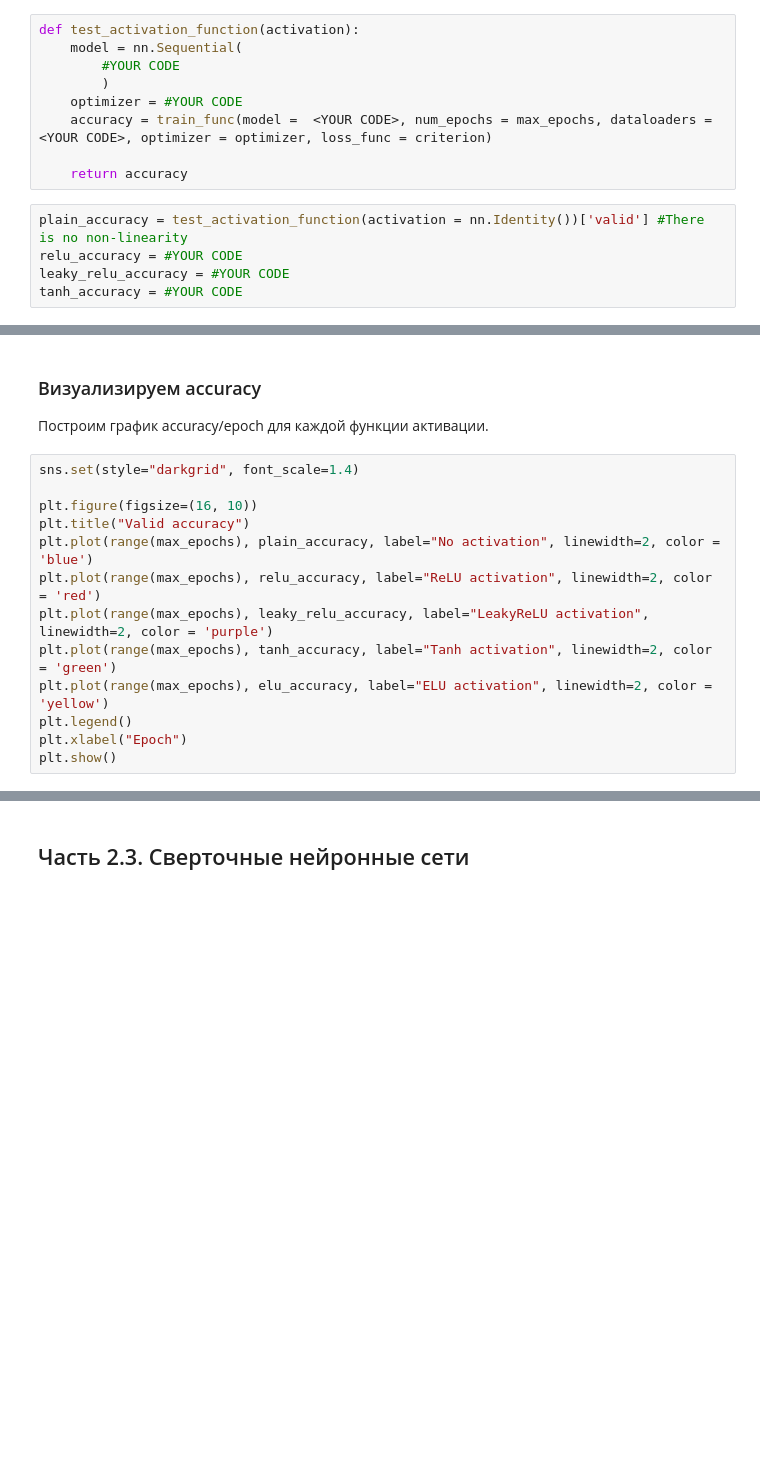
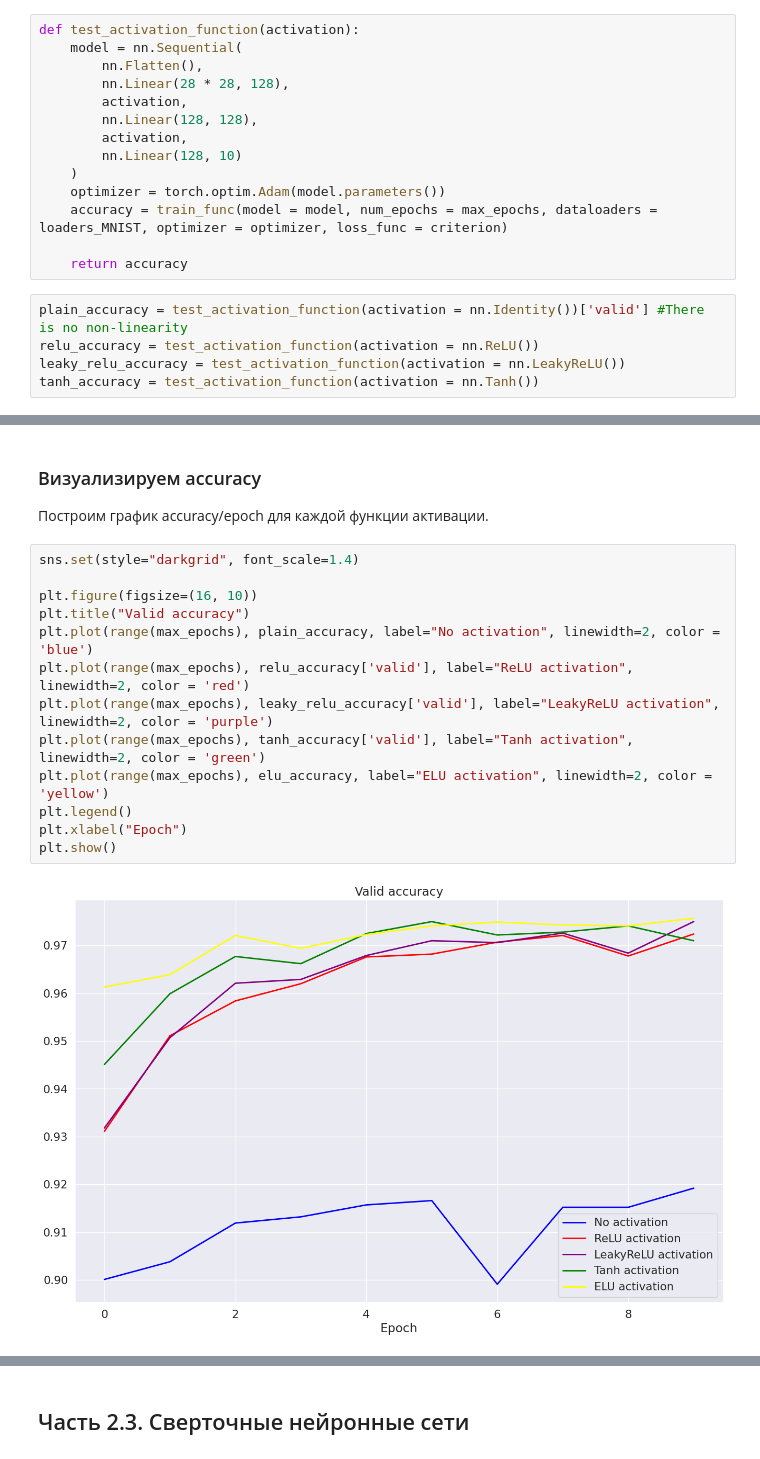
Before and after one commit to TheSunlitMan/Concrete-Compressive-Strenght-Prediction, a Jupyter notebook: week_05_convolutional_nets/Homework/hw_4_conv_cnn.ipynb, the cells around one changed output, grey strips where cells are left out. Saved outputs shown, nothing was run; the diff lists cells and outputs as text; blank space fills up the shorter version.

```diff
--- a/week_05_convolutional_nets/Homework/hw_4_conv_cnn.ipynb
+++ b/week_05_convolutional_nets/Homework/hw_4_conv_cnn.ipynb
@@ -909,14 +909,19 @@ elu_accuracy = accuracy["valid"]
 # %%
 def test_activation_function(activation):
     model = nn.Sequential(
-        #YOUR CODE
-        )
-    optimizer = #YOUR CODE
-    accuracy = train_func(model =  <YOUR CODE>, num_epochs = max_epochs, dataloaders =  <YOUR CODE>, optimizer = optimizer, loss_func = criterion)
+        nn.Flatten(),
+        nn.Linear(28 * 28, 128),
+        activation,
+        nn.Linear(128, 128),
+        activation,
+        nn.Linear(128, 10)
+    )
+    optimizer = torch.optim.Adam(model.parameters())
+    accuracy = train_func(model = model, num_epochs = max_epochs, dataloaders = loaders_MNIST, optimizer = optimizer, loss_func = criterion)
 
     return accuracy
 # %%
 plain_accuracy = test_activation_function(activation = nn.Identity())['valid'] #There is no non-linearity
-relu_accuracy = #YOUR CODE
-leaky_relu_accuracy = #YOUR CODE
-tanh_accuracy = #YOUR CODE
+relu_accuracy = test_activation_function(activation = nn.ReLU())
+leaky_relu_accuracy = test_activation_function(activation = nn.LeakyReLU())
+tanh_accuracy = test_activation_function(activation = nn.Tanh())
@@ -926,16 +983,18 @@ tanh_accuracy = #YOUR CODE
 # %%
 sns.set(style="darkgrid", font_scale=1.4)
 
 plt.figure(figsize=(16, 10))
 plt.title("Valid accuracy")
 plt.plot(range(max_epochs), plain_accuracy, label="No activation", linewidth=2, color = 'blue')
-plt.plot(range(max_epochs), relu_accuracy, label="ReLU activation", linewidth=2, color = 'red')
-plt.plot(range(max_epochs), leaky_relu_accuracy, label="LeakyReLU activation", linewidth=2, color = 'purple')
-plt.plot(range(max_epochs), tanh_accuracy, label="Tanh activation", linewidth=2, color = 'green')
+plt.plot(range(max_epochs), relu_accuracy['valid'], label="ReLU activation", linewidth=2, color = 'red')
+plt.plot(range(max_epochs), leaky_relu_accuracy['valid'], label="LeakyReLU activation", linewidth=2, color = 'purple')
+plt.plot(range(max_epochs), tanh_accuracy['valid'], label="Tanh activation", linewidth=2, color = 'green')
 plt.plot(range(max_epochs), elu_accuracy, label="ELU activation", linewidth=2, color = 'yellow')
 plt.legend()
 plt.xlabel("Epoch")
 plt.show()
+# %% [output]
+[figure, added]
 # %% [markdown]
 **Вопрос 4.** Какая из активаций показала наивысший `accuracy` к концу обучения?
 
```
Also changed, not shown: parts of 4 cells of this notebook.
